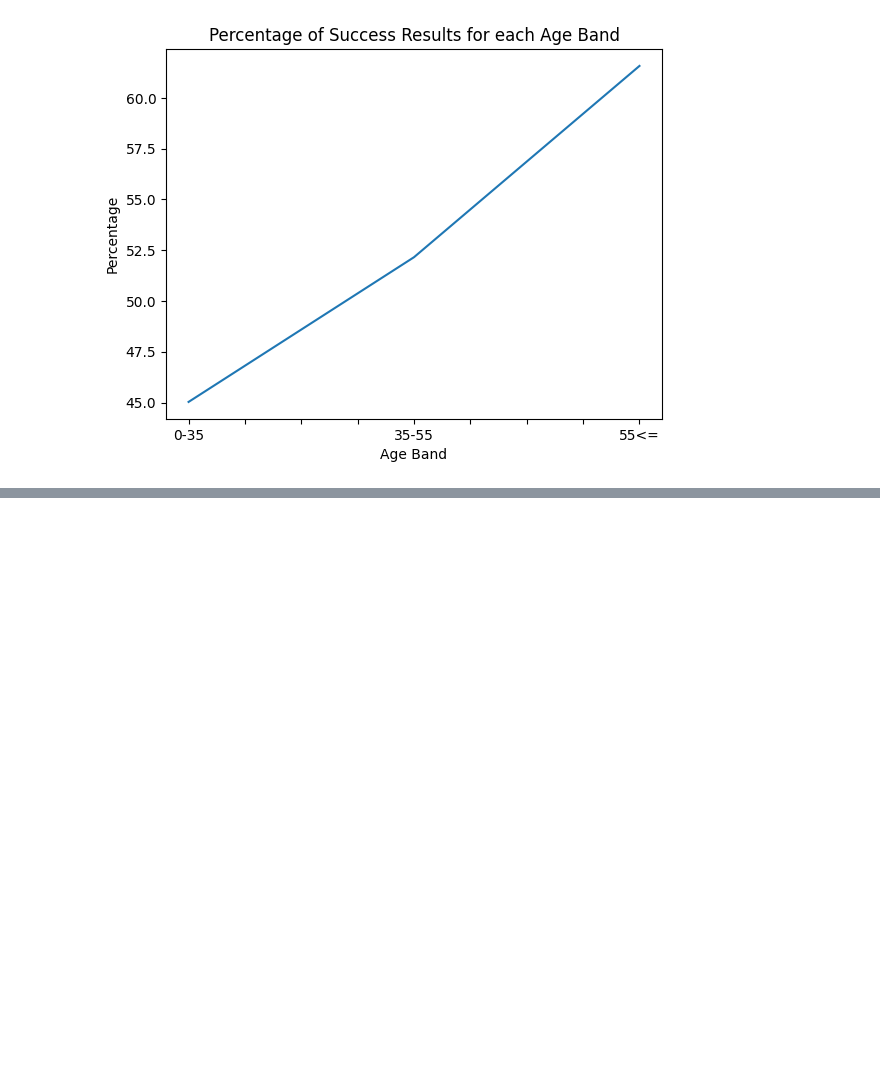
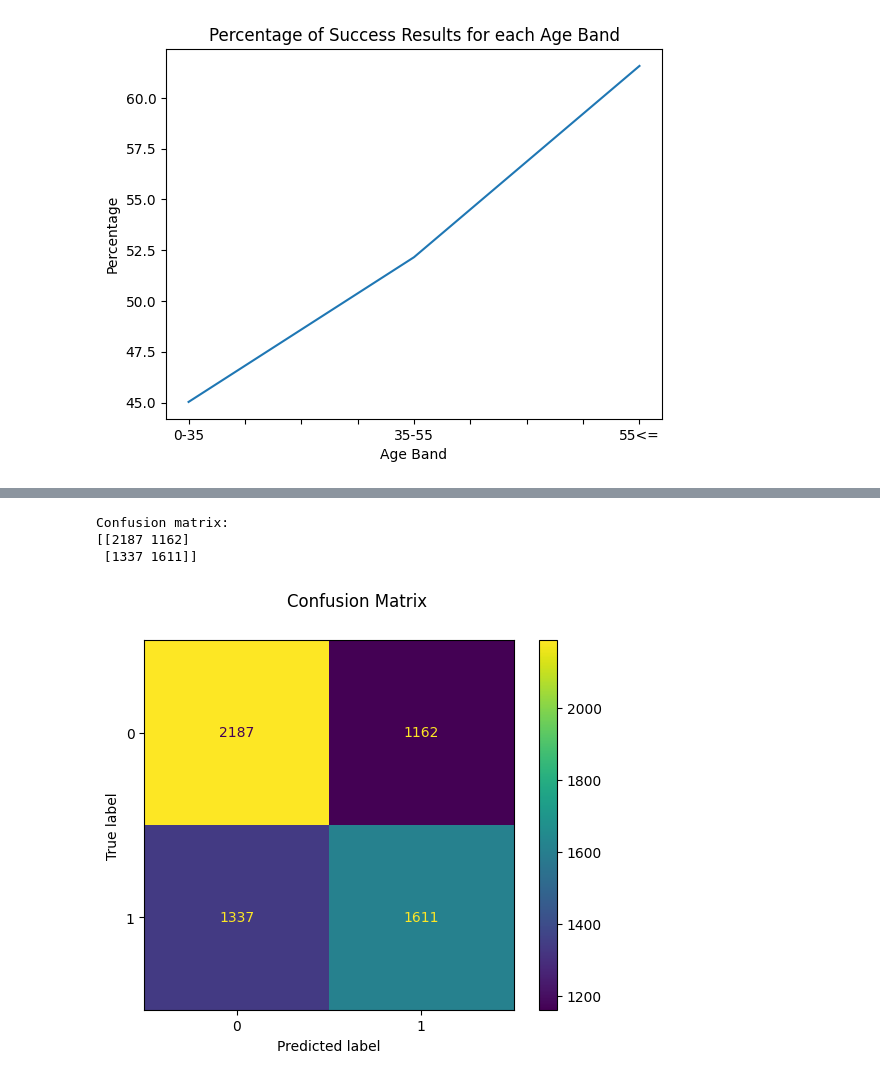
Before and after one commit to josedsferreira/Insight-Scholaris, a Jupyter notebook: Experiencias/exp1.ipynb, the cells around one changed output, grey strips where cells are left out. Cells and saved outputs as stored; diff of their text form; code cells hidden in the pictures; blank space fills up the shorter version.

```diff
--- a/Experiencias/exp1.ipynb
+++ b/Experiencias/exp1.ipynb
@@ -150,0 +206,30 @@ y_pred = clf.predict(X_test)
+# %%
+#XGBOOST
+
+from xgboost import XGBClassifier
+from sklearn.model_selection import train_test_split
+from sklearn.metrics import classification_report
+
+X = data.drop(['final_result', 'code_module', 'code_presentation'], axis=1)  # Features / colunas que vao ser usadas para prever
+#tambem dropei code_module e code_presentation porque acho que nao sao relevantes para prever o resultado final
+
+X = pd.get_dummies(X) #transforma as colunas categoricas em colunas binarias
+
+y = data['final_result']  # Target variable / coluna que vai ser prevista
+
+# Split the data into training and testing sets
+X_train, X_test, y_train, y_test = train_test_split(X, y, test_size=0.2, random_state=42)
+
+# Create a XGBoost Classifier
+clf = XGBClassifier(use_label_encoder=False, eval_metric='mlogloss')
+
+# Train the model using the training sets
+clf.fit(X_train, y_train)
+
+# Predict the response for test dataset
+y_pred = clf.predict(X_test)
+
+print(
+    f"Classification report for classifier {clf}:\n"
+    f"{classification_report(y_test, y_pred)}\n"
+)
@@ -150,0 +256,14 @@ y_pred = clf.predict(X_test)
+# %%
+from sklearn import metrics
+
+
+disp = metrics.ConfusionMatrixDisplay.from_predictions(y_test, y_pred)
+disp.figure_.suptitle("Confusion Matrix")
+print(f"Confusion matrix:\n{disp.confusion_matrix}")
+
+plt.show()
+# %% [output]
+Confusion matrix:
+[[2187 1162]
+ [1337 1611]]
+[figure, added]
```
Also changed, not shown: parts of 6 cells of this notebook.
